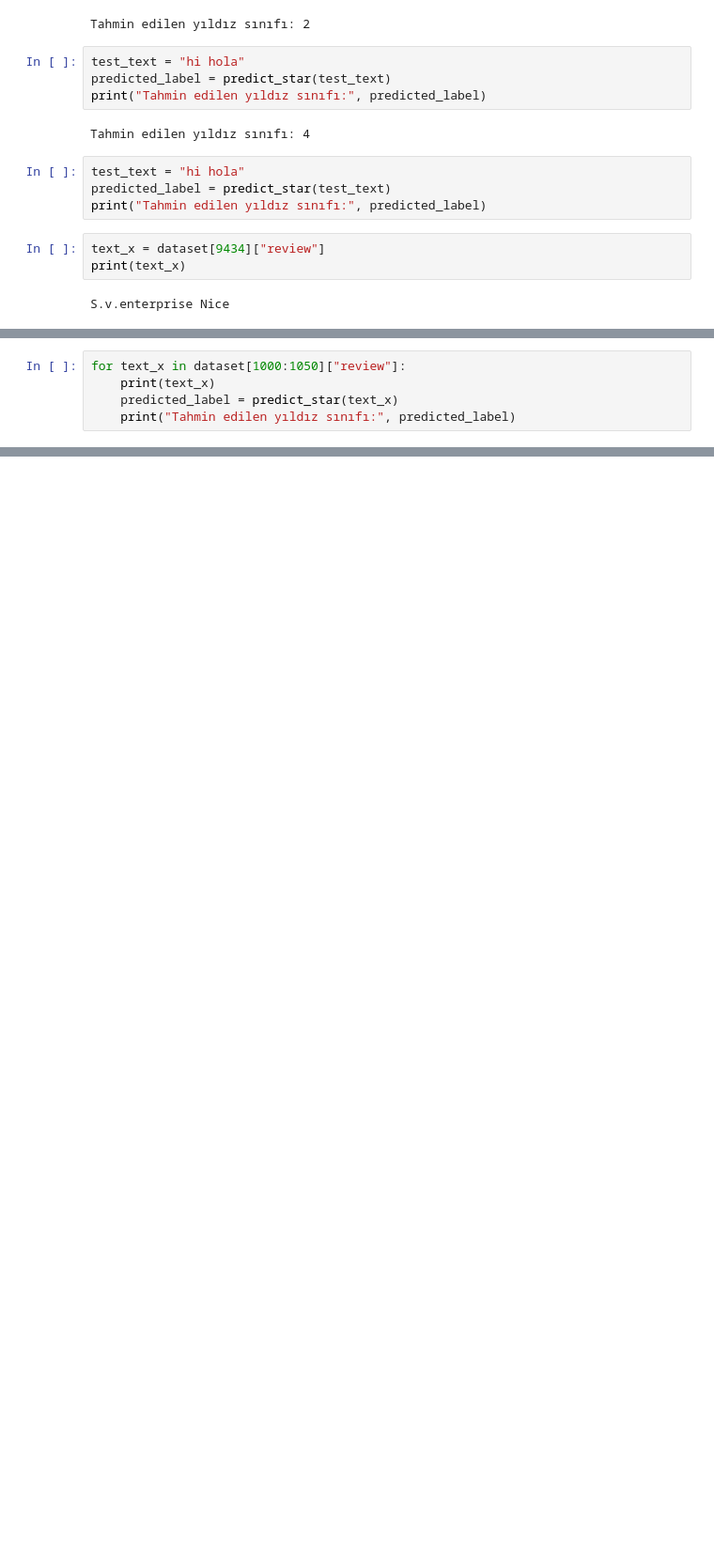
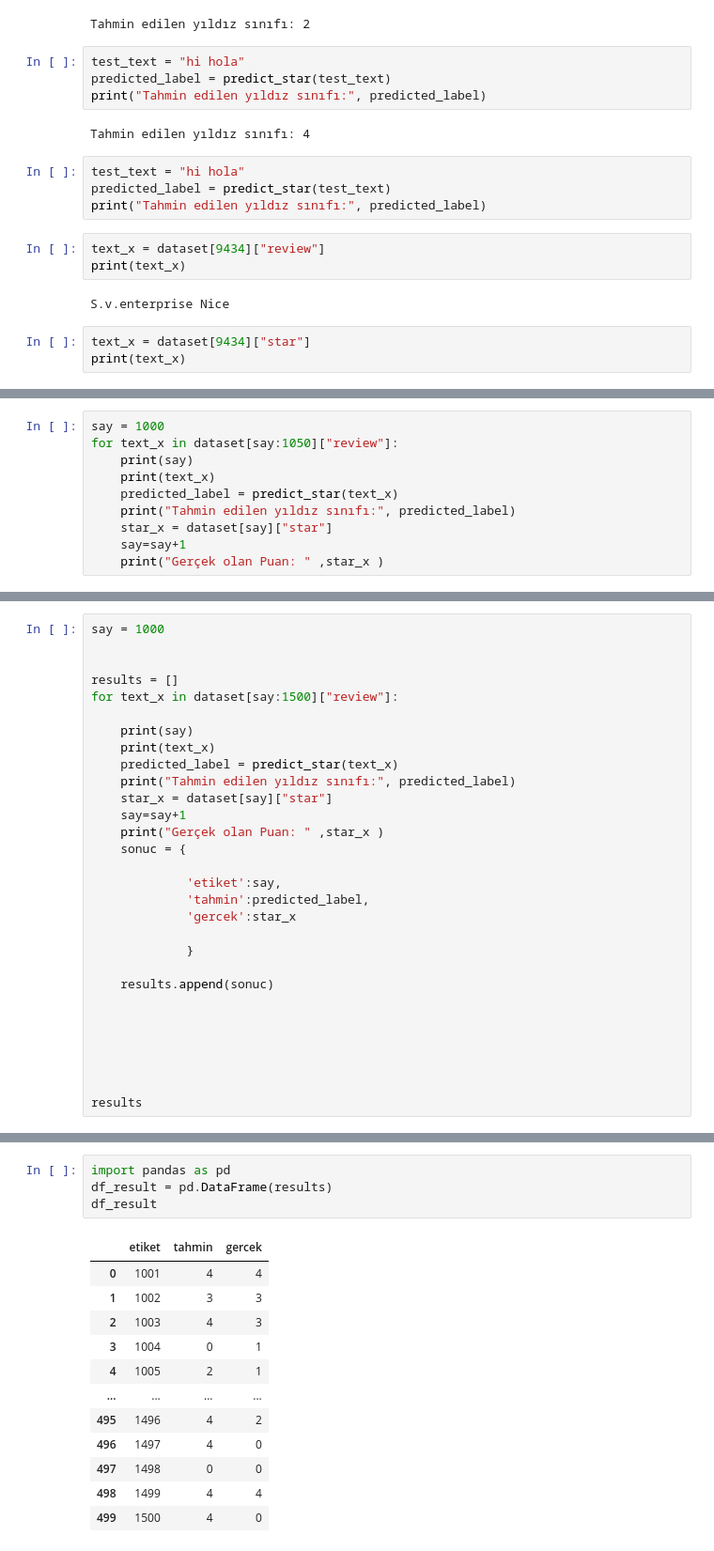
Before and after one commit to Ahmetyldrr/LLM-Models-Pratic, a Jupyter notebook: Chapter5_Fine_Tuning_Bert.ipynb, the cells around one changed output, grey strips where cells are left out. Shown: that part at 94% size. Cells and saved outputs as stored; diff of their text form; blank space fills up the shorter version.

```diff
--- a/Chapter5_Fine_Tuning_Bert.ipynb
+++ b/Chapter5_Fine_Tuning_Bert.ipynb
@@ -891,3 +891,6 @@ text_x = dataset[9434]["review"]
 print(text_x)
 # %% [output]
 S.v.enterprise Nice
+# %%
+text_x = dataset[9434]["star"]
+print(text_x)
@@ -894,6 +906,11 @@ S.v.enterprise Nice
 # %%
-for text_x in dataset[1000:1050]["review"]:
+say = 1000
+for text_x in dataset[say:1050]["review"]:
+    print(say)
     print(text_x)
     predicted_label = predict_star(text_x)
     print("Tahmin edilen yıldız sınıfı:", predicted_label)
+    star_x = dataset[say]["star"]
+    say=say+1
+    print("Gerçek olan Puan: " ,star_x )
 # %% [output]
@@ -916,0 +934,30 @@ Tahmin edilen yıldız sınıfı: 0
+# %%
+say = 1000
+
+
+results = []
+for text_x in dataset[say:1500]["review"]:
+
+    print(say)
+    print(text_x)
+    predicted_label = predict_star(text_x)
+    print("Tahmin edilen yıldız sınıfı:", predicted_label)
+    star_x = dataset[say]["star"]
+    say=say+1
+    print("Gerçek olan Puan: " ,star_x )
+    sonuc = {
+
+             'etiket':say,
+             'tahmin':predicted_label,
+             'gercek':star_x
+
+             }
+
+    results.append(sonuc)
+
+
+
+
+
+
+results
@@ -916,0 +999,17 @@ Tahmin edilen yıldız sınıfı: 0
+# %%
+import pandas as pd
+df_result = pd.DataFrame(results)
+df_result
+# %% [output]
+|  | etiket | tahmin | gercek |
+| 0 | 1001 | 4 | 4 |
+| 1 | 1002 | 3 | 3 |
+| 2 | 1003 | 4 | 3 |
+| 3 | 1004 | 0 | 1 |
+| 4 | 1005 | 2 | 1 |
+| ... | ... | ... | ... |
+| 495 | 1496 | 4 | 2 |
+| 496 | 1497 | 4 | 0 |
+| 497 | 1498 | 0 | 0 |
+| 498 | 1499 | 4 | 4 |
+| 499 | 1500 | 4 | 0 |
```
Also changed, not shown: parts of 6 cells of this notebook.
